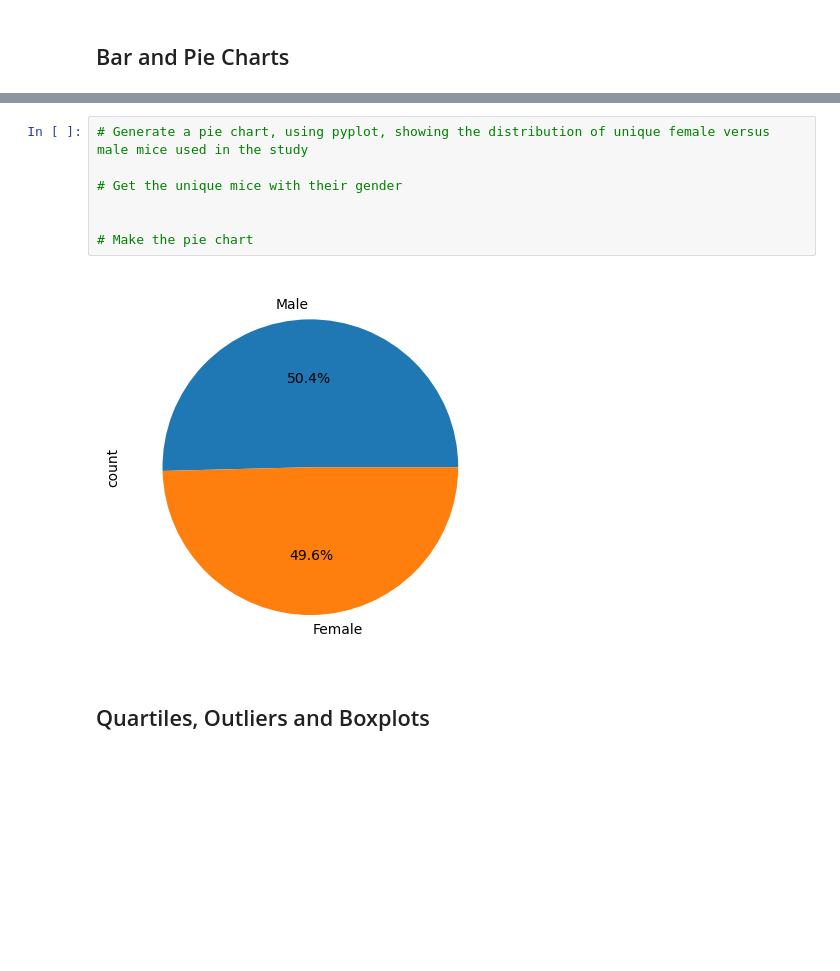
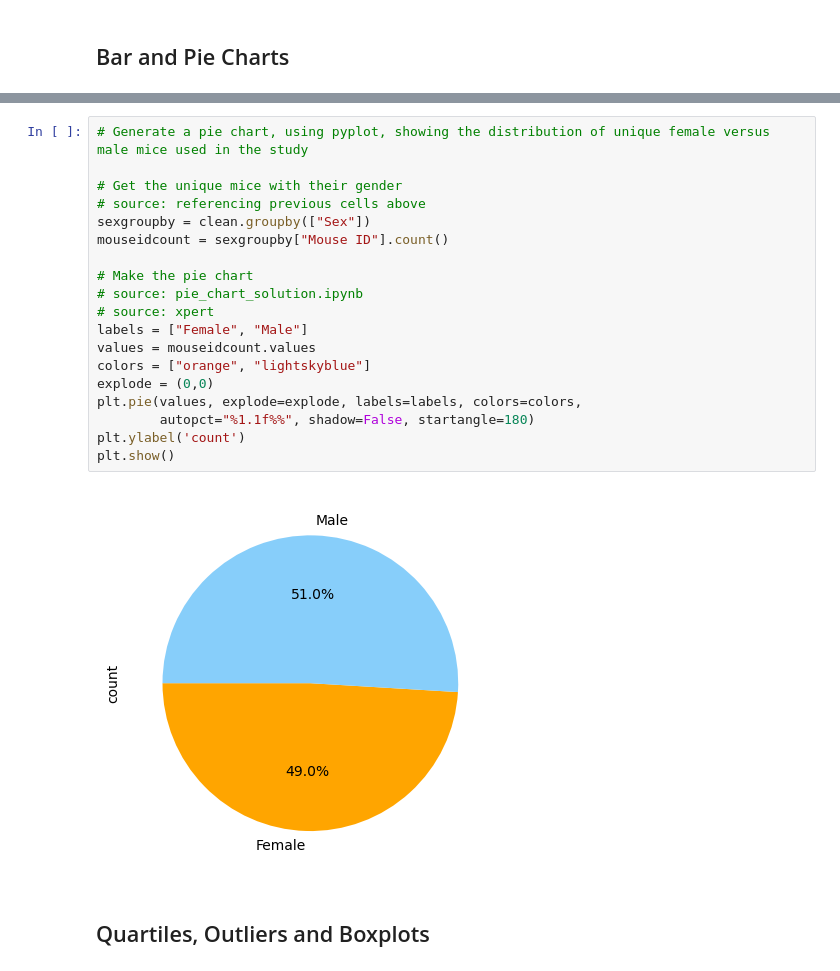
Before and after one commit to HanaDoubleU/matplotlib-challenge, a Jupyter notebook: Pymaceuticals/pymaceuticals_starter.ipynb, the cells around one changed output, grey strips where cells are left out. Drawn from its saved outputs; the diff is of its cells as text; blank space fills up the shorter version.

```diff
--- a/Pymaceuticals/pymaceuticals_starter.ipynb
+++ b/Pymaceuticals/pymaceuticals_starter.ipynb
@@ -187,12 +227,24 @@ advancedmethod
 # %%
 # Generate a pie chart, using pyplot, showing the distribution of unique female versus male mice used in the study
 
 # Get the unique mice with their gender
-
+# source: referencing previous cells above
+sexgroupby = clean.groupby(["Sex"])
+mouseidcount = sexgroupby["Mouse ID"].count()
 
 # Make the pie chart
+# source: pie_chart_solution.ipynb
+# source: xpert
+labels = ["Female", "Male"]
+values = mouseidcount.values
+colors = ["orange", "lightskyblue"]
+explode = (0,0)
+plt.pie(values, explode=explode, labels=labels, colors=colors,
+        autopct="%1.1f%%", shadow=False, startangle=180)
+plt.ylabel('count')
+plt.show()
 # %% [output]
-[figure, old version]
+[figure, new version]
 # %% [markdown]
 ## Quartiles, Outliers and Boxplots
 # %%
```
Also changed, not shown: parts of 7 cells of this notebook.
